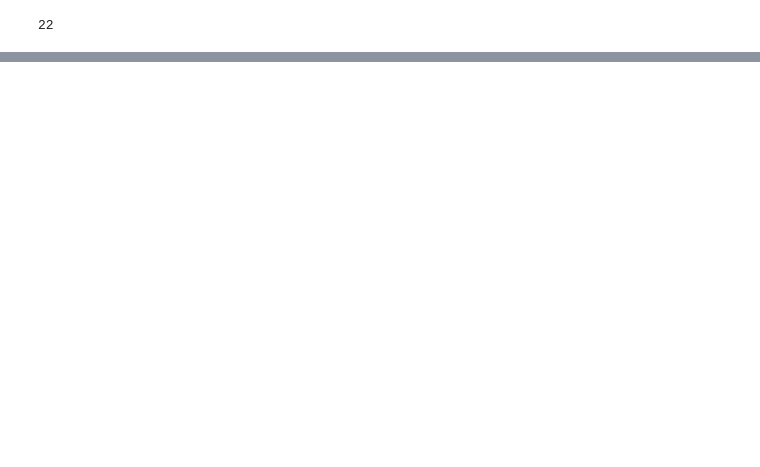
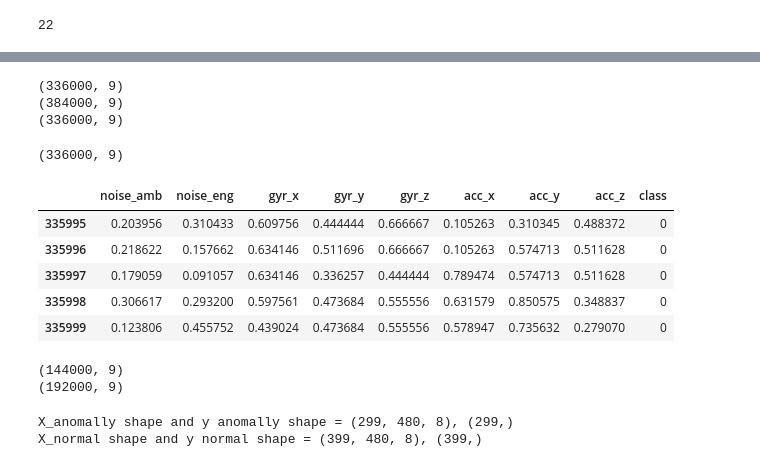
Before and after one commit to kakalins/deep-learn-anomaly-detection, a Jupyter notebook: data_exploratory.ipynb, the cells around one changed output, grey strips where cells are left out. Saved outputs shown, nothing was run; the diff lists cells and outputs as text; code cells hidden in the pictures; blank space fills up the shorter version.

```diff
--- a/data_exploratory.ipynb
+++ b/data_exploratory.ipynb
@@ -43,8 +45,8 @@ def calc_time(sample, freq):
 # Define window size and overlap
 def stft(signal, freq):
     # Divide o sinal em janelas
-    stft = np.fft.fft(signal, axis=1)
+    stft = np.fft.fft(signal)
     freqs = np.fft.fftfreq(len(signal), d=1/freq)
-    #stft = np.abs(stft.T)[0:int(len(signal)//2)]
-    #freqs = freqs[0:int(len(signal)//2)]
+    stft = np.abs(stft.T)[1:int(len(signal)//2)]
+    freqs = freqs[1:int(len(signal)//2)]
     return stft, freqs
@@ -64,8 +86,9 @@ print(data_list[0][0].keys())
 dict_keys(['date_time', 'temperature', 'noise_amb', 'noise_eng', 'gyr_x', 'gyr_y', 'gyr_z', 'acc_x', 'acc_y', 'acc_z'])
 # %%
+columns = ['noise_amb', 'noise_eng', 'gyr_x', 'gyr_y', 'gyr_z', 'acc_x', 'acc_y', 'acc_z', 'class']
 dict_list = data_list[0]
 print(len(dict_list))
 sample = dict_list[0]
-print(len(sample['acc_x']))
+print(len(sample['noise_amb']))
 # %% [output]
 250
@@ -73,2 +96,6 @@ print(len(sample['acc_x']))
+# %%
+m1_dataframe = pd.DataFrame(columns=columns)
+m2_dataframe = pd.DataFrame(columns=columns)
+m3_dataframe = pd.DataFrame(columns=columns)
 # %% [markdown]
 Descrição do dicionário
@@ -81,30 +107,0 @@ acc_x, y, z -> leitura do eixo-x do acelerômetro (1000 amostras - série tempor
-# %%
-# O Motor 1 compreende o intervalo de 0 ao 6
-# Anomalia: 0-2 - Azul
-# Normal: 3 - 6 - Vermelho
-
-fig, (ax1, ax2) = plt.subplots(2,1, figsize=(20,20))
-
-for i in range(len(data_list)):
-    color = 'b'
-    label = 'Anomaly'
-
-    if (i > 2):
-        color = 'r'
-        label = 'Normal'
-
-    for idx, sample_dict in enumerate(data_list[i]):
-        amb_noise = sample_dict['noise_amb']
-        time = calc_time(amb_noise, sampling_freq_audio)
-        amb_fft, amb_freq = stft(amb_noise, sampling_freq_audio)
-        ax1.plot(time, amb_noise, color=color, label=label)
-        #ax2.plot(amb_freq, amb_fft)
-
-        if (idx == 2):
-            break
-
-    if (i == 6):
-        break
-
-plt.legend()
-plt.show()
@@ -113,0 +223,8 @@ IndexError: tuple index out of range
+# %%
+print(m1_dataframe.shape)
+print(m2_dataframe.shape)
+print(m3_dataframe.shape)
+# %% [output]
+(336000, 9)
+(384000, 9)
+(336000, 9)
@@ -113,0 +236,21 @@ IndexError: tuple index out of range
+# %%
+m1_dataframe.shape
+# %% [output]
+(336000, 9)
+# %%
+m1_dataframe.tail()
+# %% [output]
+|  | noise_amb | noise_eng | gyr_x | gyr_y | gyr_z | acc_x | acc_y | acc_z | class |
+| 335995 | 0.203956 | 0.310433 | 0.609756 | 0.444444 | 0.666667 | 0.105263 | 0.310345 | 0.488372 | 0 |
+| 335996 | 0.218622 | 0.157662 | 0.634146 | 0.511696 | 0.666667 | 0.105263 | 0.574713 | 0.511628 | 0 |
+| 335997 | 0.179059 | 0.091057 | 0.634146 | 0.336257 | 0.444444 | 0.789474 | 0.574713 | 0.511628 | 0 |
+| 335998 | 0.306617 | 0.293200 | 0.597561 | 0.473684 | 0.555556 | 0.631579 | 0.850575 | 0.348837 | 0 |
+| 335999 | 0.123806 | 0.455752 | 0.439024 | 0.473684 | 0.555556 | 0.578947 | 0.735632 | 0.279070 | 0 |
+# %%
+anomaly = m1_dataframe[m1_dataframe['class'] == 1]
+normal = m1_dataframe[m1_dataframe['class'] == 0]
+print(anomaly.shape)
+print(normal.shape)
+# %% [output]
+(144000, 9)
+(192000, 9)
@@ -113,0 +266,8 @@ IndexError: tuple index out of range
+# %%
+(x_anomally, y_anomally) = generate_data(anomaly.iloc[:,:-1].values, anomaly['class'].values, sequence_length = 480, step=480)
+(x_normal, y_normal) = generate_data(normal.iloc[:,:-1].values, normal['class'].values, sequence_length=480, step=480)
+print("X_anomally shape and y anomally shape = {a}, {b}".format(a = x_anomally.shape, b = y_anomally.shape))
+print("X_normal shape and y normal shape = {a}, {b}".format(a = x_normal.shape, b = y_normal.shape))
+# %% [output]
+X_anomally shape and y anomally shape = (299, 480, 8), (299,)
+X_normal shape and y normal shape = (399, 480, 8), (399,)
```
Also changed, not shown: parts of 12 cells of this notebook, 25 other files.
